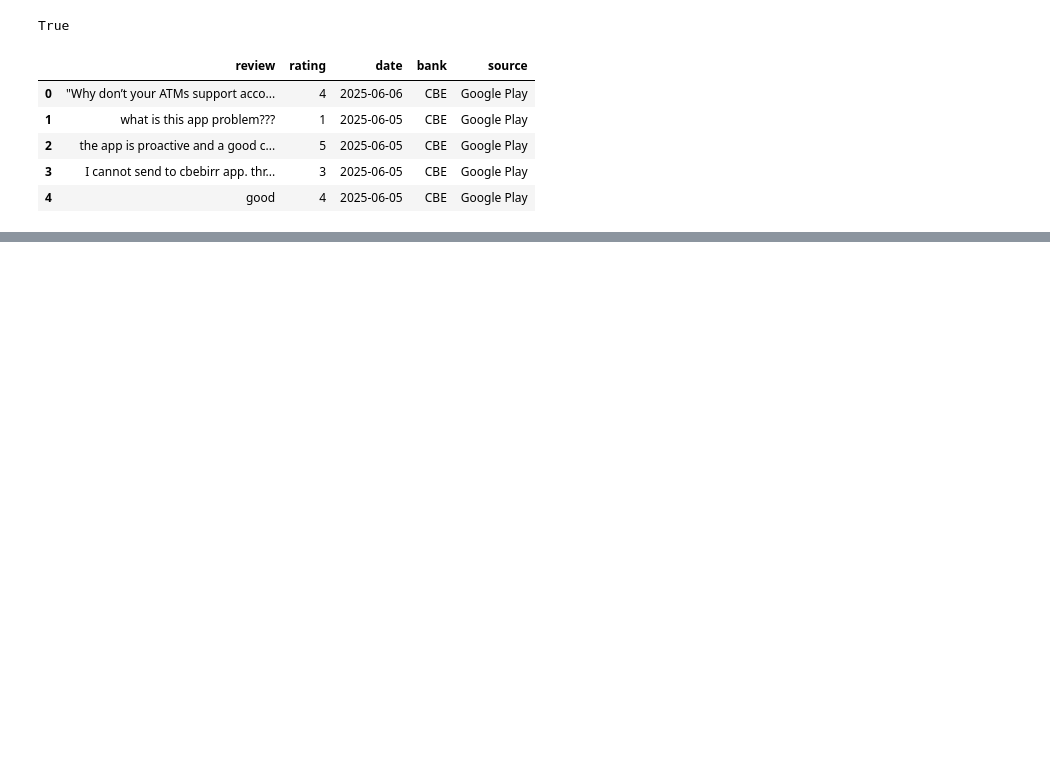
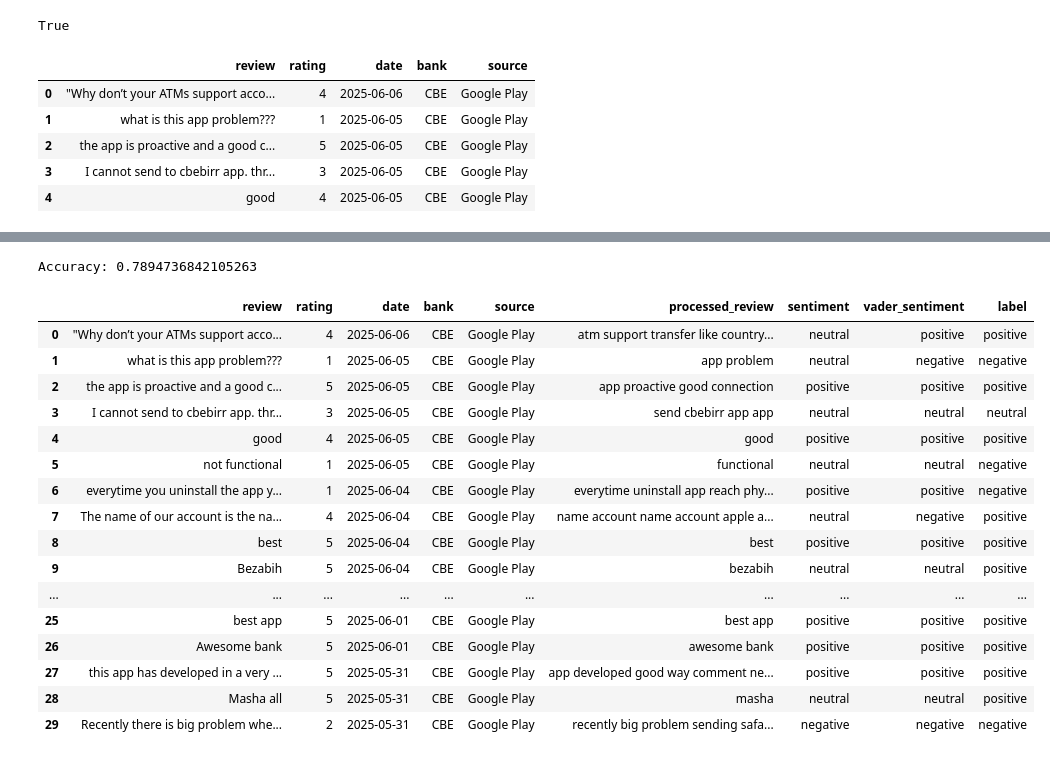
Before and after one commit to bobdeve/customer-satisfaction, a Jupyter notebook: notebooks/Sentiment_Analysis_Keyword_Extraction.ipynb, the cells around one changed output, grey strips where cells are left out. Saved outputs shown, nothing was run; the diff lists cells and outputs as text; code cells hidden in the pictures; blank space fills up the shorter version.

```diff
--- a/notebooks/Sentiment_Analysis_Keyword_Extraction.ipynb
+++ b/notebooks/Sentiment_Analysis_Keyword_Extraction.ipynb
@@ -100,0 +209,44 @@ NameError: name 'word_tokenize' is not defined
+# %%
+# === Create Sentiment Labels Based on Numerical Ratings ===
+# Label as 'positive' if score >= 4, 'negative' if <= 2, otherwise 'neutral'
+df['label'] = df['rating'].apply(lambda x: 'positive' if x >= 4 else ('negative' if x <= 2 else 'neutral'))
+
+# === Convert Text Data into Numerical Features using TF-IDF Vectorizer ===
+# This step transforms the processed review text into a matrix of TF-IDF features
+vectorizer = TfidfVectorizer()
+X = vectorizer.fit_transform(df['processed_review'])  # Features
+y = df['label']  # Target labels
+
+# === Split the Dataset into Training and Testing Sets ===
+# 80% for training and 20% for testing; random_state ensures reproducibility
+X_train, X_test, y_train, y_test = train_test_split(X, y, test_size=0.2, random_state=42)
+
+# === Train a Multinomial Naive Bayes Classifier on the Training Data ===
+clf = MultinomialNB()
+clf.fit(X_train, y_train)
+
+# === Predict Sentiments on the Test Set and Evaluate Accuracy ===
+y_pred = clf.predict(X_test)
+print(f'Accuracy: {accuracy_score(y_test, y_pred)}')  # Print the model's accuracy
+# %% [output]
+Accuracy: 0.7894736842105263
+# %%
+df.head(30)
+# %% [output]
+|  | review | rating | date | bank | source | processed_review | sentiment | vader_sentiment | label |
+| 0 | "Why don’t your ATMs support acco... | 4 | 2025-06-06 | CBE | Google Play | atm support transfer like country... | neutral | positive | positive |
+| 1 | what is this app problem??? | 1 | 2025-06-05 | CBE | Google Play | app problem | neutral | negative | negative |
+| 2 | the app is proactive and a good c... | 5 | 2025-06-05 | CBE | Google Play | app proactive good connection | positive | positive | positive |
+| 3 | I cannot send to cbebirr app. thr... | 3 | 2025-06-05 | CBE | Google Play | send cbebirr app app | neutral | neutral | neutral |
+| 4 | good | 4 | 2025-06-05 | CBE | Google Play | good | positive | positive | positive |
+| 5 | not functional | 1 | 2025-06-05 | CBE | Google Play | functional | neutral | neutral | negative |
+| 6 | everytime you uninstall the app y... | 1 | 2025-06-04 | CBE | Google Play | everytime uninstall app reach phy... | positive | positive | negative |
+| 7 | The name of our account is the na... | 4 | 2025-06-04 | CBE | Google Play | name account name account apple a... | neutral | negative | positive |
+| 8 | best | 5 | 2025-06-04 | CBE | Google Play | best | positive | positive | positive |
+| 9 | Bezabih | 5 | 2025-06-04 | CBE | Google Play | bezabih | neutral | neutral | positive |
+| ... | ... | ... | ... | ... | ... | ... | ... | ... | ... |
+| 25 | best app | 5 | 2025-06-01 | CBE | Google Play | best app | positive | positive | positive |
+| 26 | Awesome bank | 5 | 2025-06-01 | CBE | Google Play | awesome bank | positive | positive | positive |
+| 27 | this app has developed in a very ... | 5 | 2025-05-31 | CBE | Google Play | app developed good way comment ne... | positive | positive | positive |
+| 28 | Masha all | 5 | 2025-05-31 | CBE | Google Play | masha | neutral | neutral | positive |
+| 29 | Recently there is big problem whe... | 2 | 2025-05-31 | CBE | Google Play | recently big problem sending safa... | negative | negative | negative |
```
Also changed, not shown: parts of 12 cells of this notebook.
